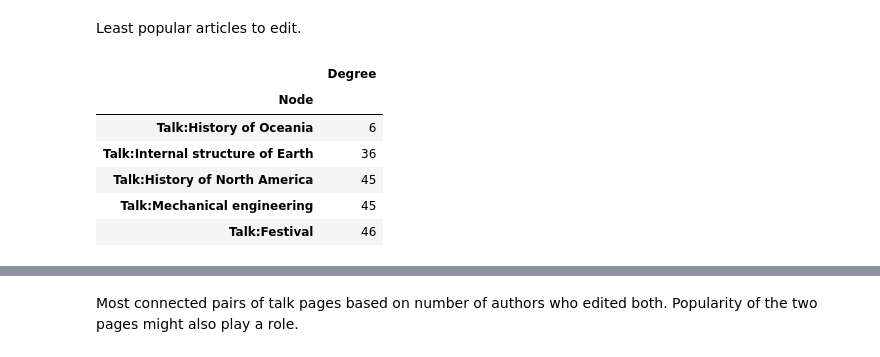
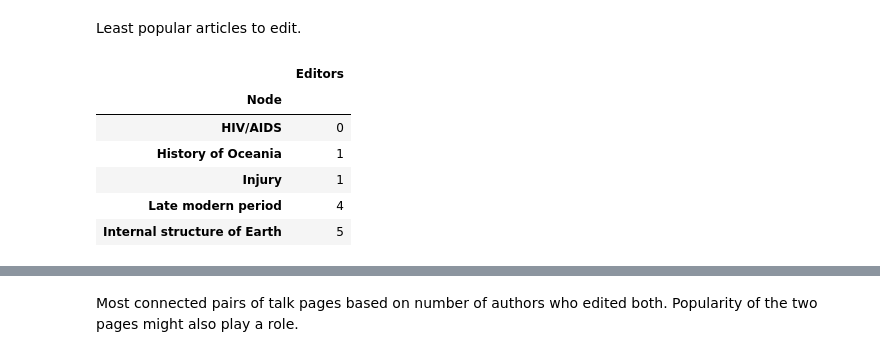
Before and after one commit to andste97/socialgraphs2023f-project, a Jupyter notebook: project/network_analysis.ipynb, the cells around one changed output, grey strips where cells are left out. Cells and saved outputs as stored; diff of their text form; code cells hidden in the pictures.

```diff
--- a/project/network_analysis.ipynb
+++ b/project/network_analysis.ipynb
@@ -264,0 +389,14 @@ Connections between user pages: 0
+# %%
+edits_u = graph.to_undirected()
+users_graph = edits_u.subgraph(type_grouping["user"])
+print(f"Number of article pages: {articles_graph.number_of_nodes()}")
+print(f"Connections between article pages: {articles_graph.number_of_edges()}")
+print(f"Connections between user pages: {users_graph.number_of_edges()}")
+
+def isDifferentClass(graph, u, v):
+    ua = graph.nodes[u]["page_class"] == "user" and graph.nodes[v]["page_class"] == "article"
+    au = graph.nodes[u]["page_class"] == "article" and graph.nodes[v]["page_class"] == "user"
+    return ua or au
+
+print(f"Connections between all nodes: {len(edits_u.edges())}")
+print(f"Connections between users and articles: {len([(u,v) for (u, v) in edits_u.edges() if isDifferentClass(edits_u, u, v)])}")
@@ -265,18 +409,23 @@ Connections between user pages: 0
 # %%
-talks_sub = nx.Graph()
+common_editors = nx.Graph()
+# common_editors.add_nodes_from(articles_graph.nodes)
 
-for page in type_grouping["talk"]:
-    editors = set(edits_u.neighbors(page))
+for page in articles_graph.nodes:
+    editors = set( n for n in edits_u.neighbors(page) if edits_u.nodes[n]["page_class"] == "user")
+    common_editors.add_node(page, editors_no=len(editors), editors=editors)
+
+for page in type_grouping["article"]:
     related = {}
+    editors = common_editors.nodes[page]["editors"]
     for user in editors:
-        r_user = edits_u.neighbors(user)
-        for talk in r_user:
-            if talk != page:
-                if talk in related:
-                    related[talk] += 1
+        neighbor_articles = list( n for n in edits_u.neighbors(user) if edits_u.nodes[n]["page_class"] == "article")
+        for n in neighbor_articles:
+            if n != page:
+                if n in related:
+                    related[n] += 1
                 else:
-                    related[talk] = 1
-    talks_sub.add_weighted_edges_from([(page, r, related[r]) for r in related])
+                    related[n] = 1
+    common_editors.add_weighted_edges_from([(page, r, related[r]) for r in related])
 # %% [markdown]
 Basic analysis on the resulting graph. Slight change in top 5 nodes by degree is probably due to users that only contributed to one article being filtered out.
 # %%
@@ -302,13 +471,13 @@ Top 5 nodes by overall degree
 # %% [markdown]
 Least popular articles to edit.
 # %%
-degree_view = pd.DataFrame(talks_sub.degree, columns=["Node", "Degree"]).set_index("Node")
-degree_view.sort_values(["Degree"], ascending=True).head(5)
+editors_view = pd.DataFrame(common_editors.nodes(data="editors_no"), columns=["Node", "Editors"]).set_index("Node")
+editors_view.sort_values(["Editors"], ascending=True).head(5)
 # %% [output]
-|  | Degree |
+|  | Editors |
 | Node |  |
-| Talk:History of Oceania | 6 |
-| Talk:Internal structure of Earth | 36 |
-| Talk:History of North America | 45 |
-| Talk:Mechanical engineering | 45 |
-| Talk:Festival | 46 |
+| HIV/AIDS | 0 |
+| History of Oceania | 1 |
+| Injury | 1 |
+| Late modern period | 4 |
+| Internal structure of Earth | 5 |
```
Also changed, not shown: parts of 44 cells of this notebook.
